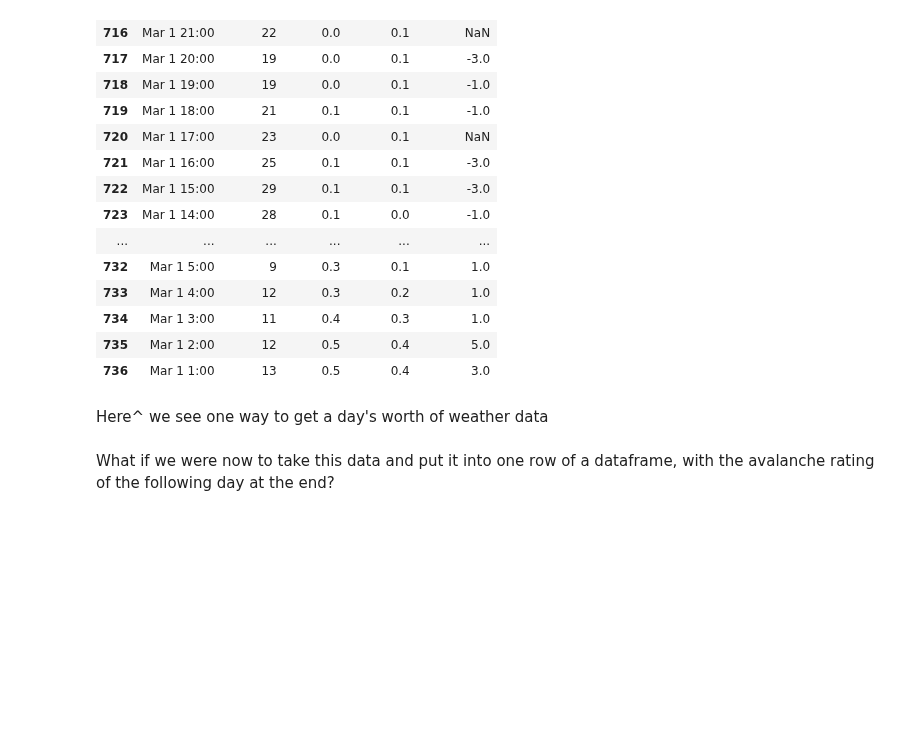
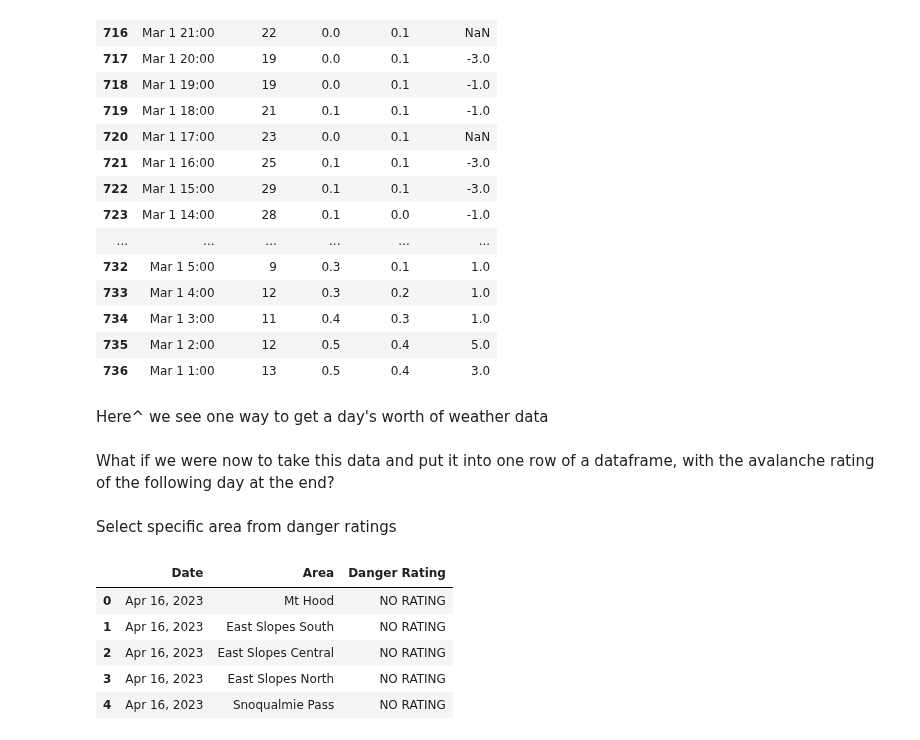
Before and after one commit to itsjpb/470-avalanche-prediction, a Jupyter notebook: example_data_loading.ipynb, the cells around one changed output. Saved outputs shown, nothing was run; the diff lists cells and outputs as text; code cells hidden in the pictures; blank space fills up the shorter version.

```diff
--- a/example_data_loading.ipynb
+++ b/example_data_loading.ipynb
@@ -75,3 +75,15 @@ What if we were now to take this data and put it into one row of a dataframe, wi
 # add danger rating as final column in dataframe
 
 # repeat for various days and use as test training data??
+# %% [markdown]
+Select specific area from danger ratings
+# %%
+danger = pd.read_csv('data/danger_ratings.csv')
+danger.head()
+# %% [output]
+|  | Date | Area | Danger Rating |
+| 0 | Apr 16, 2023 | Mt Hood | NO RATING |
+| 1 | Apr 16, 2023 | East Slopes South | NO RATING |
+| 2 | Apr 16, 2023 | East Slopes Central | NO RATING |
+| 3 | Apr 16, 2023 | East Slopes North | NO RATING |
+| 4 | Apr 16, 2023 | Snoqualmie Pass | NO RATING |
```
Also changed, not shown: parts of 17 cells of this notebook.
